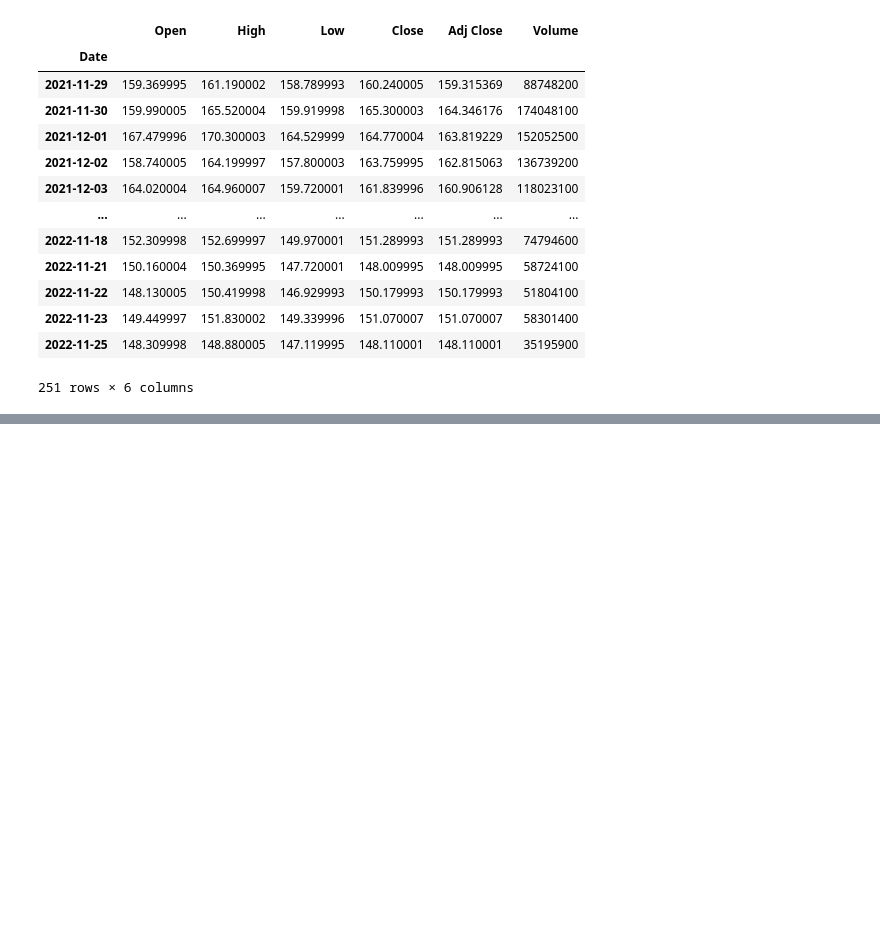
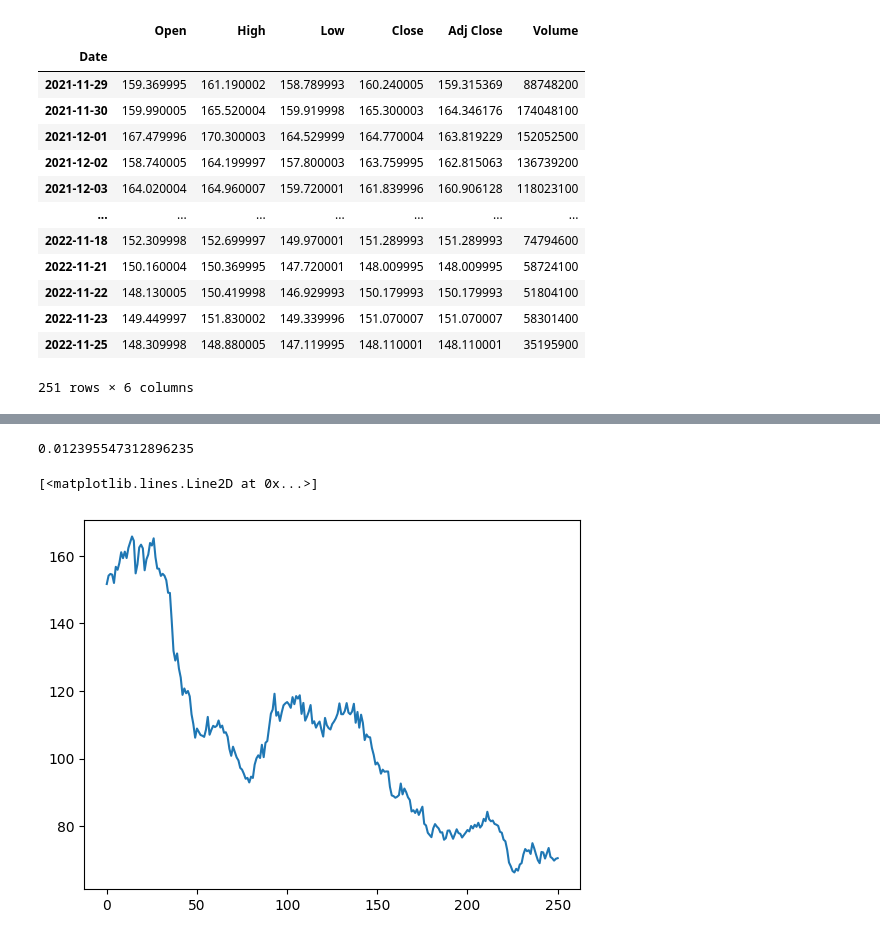
Before and after one commit to maria-aboulaala/application_web_simulation_monte_carlo, a Jupyter notebook: myApp.ipynb, the cells around one changed output, grey strips where cells are left out. Drawn from its saved outputs; the diff is of its cells as text; code cells hidden in the pictures; blank space fills up the shorter version.

```diff
--- a/myApp.ipynb
+++ b/myApp.ipynb
@@ -55,0 +39,17 @@ def euromc(S0, K, v, T, nsim, flag):
+# %%
+mu , sigma = returns.mean(), returns.std()
+# %%
+np.random.normal(mu, sigma)
+# %% [output]
+0.012395547312896235
+# %%
+sim_rets = np.random.normal(mu, sigma, len(stock_data))
+# %%
+initial_price = stock_data['Adj Close'].iloc[-1]
+# %%
+sim_prices = initial_price * (sim_rets + 1 ).cumprod()
+# %%
+plt.plot(sim_prices)
+# %% [output]
+[<matplotlib.lines.Line2D at 0x...>]
+[figure, added]
```
Also changed, not shown: parts of 4 cells of this notebook, 3 other files.
